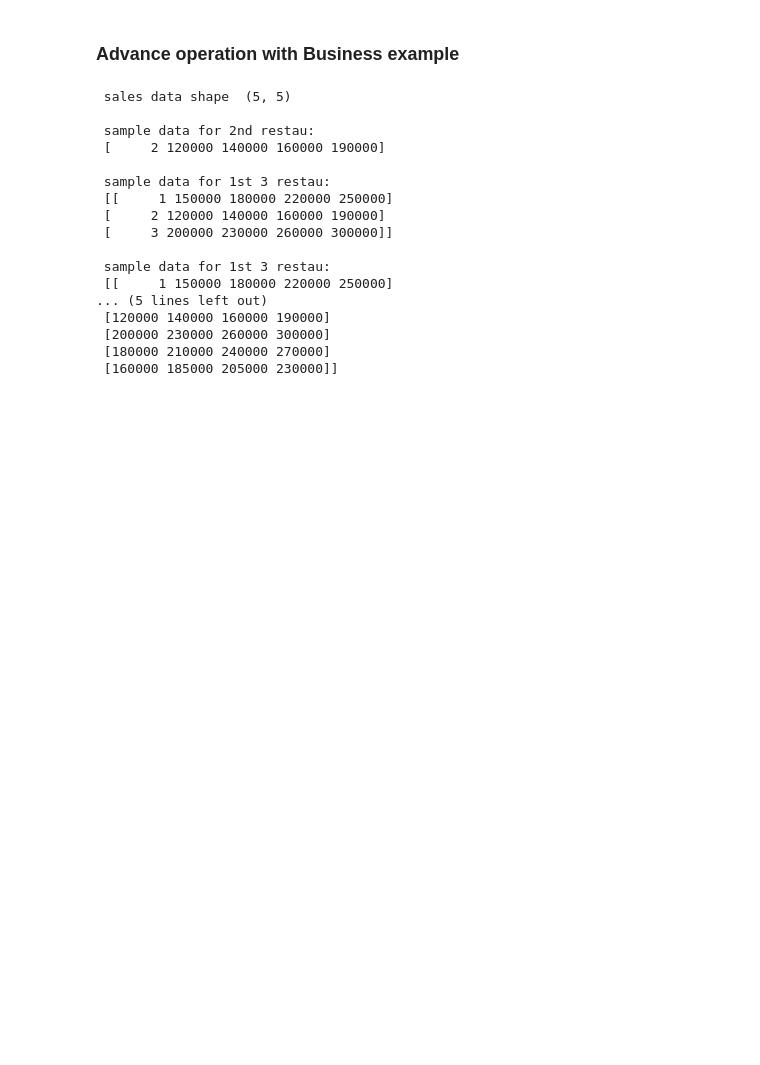
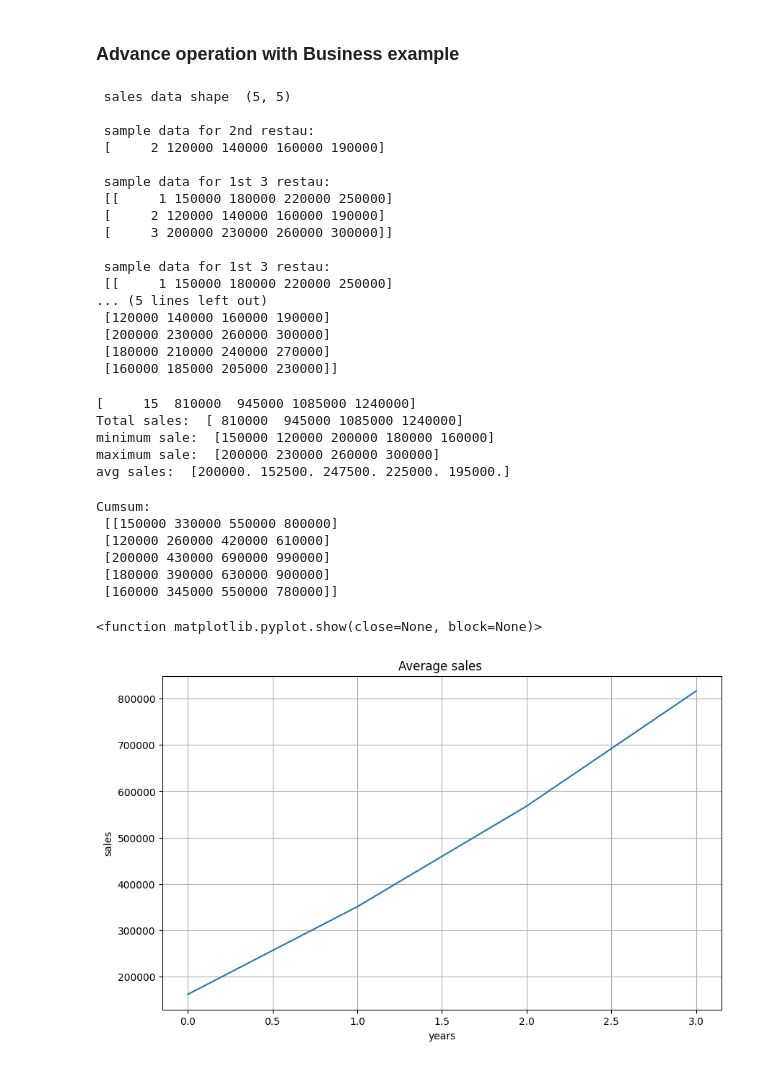
Before and after one commit to avanish-chaurasiya/Numpy, a Jupyter notebook: phase-3.ipynb, the cells around one changed output. Saved outputs shown, nothing was run; the diff lists cells and outputs as text; code cells hidden in the pictures; blank space fills up the shorter version.

```diff
--- a/phase-3.ipynb
+++ b/phase-3.ipynb
@@ -42,4 +42,50 @@ print("\n sample data: \n", sales_data[:,1:]) # before comma ":" means all the r
 # %%
 # total sales per year
 
-print(np.)
+print(np.sum(sales_data, axis=0))
+total_sale= np.sum(sales_data [:,1:],axis=0)
+print("Total sales: ",total_sale)
+
+# minimum sales per restaurant
+
+min_sales = np.min(sales_data[:,1:],axis=1)
+print("minimum sale: ",min_sales)
+
+
+# maximum sales per year
+
+max_sales = np.max(sales_data[:,1:],axis=0)
+print("maximum sale: ",max_sales)
+
+#avg sales per restautant
+avg_sales = np.mean(sales_data[:,1:], axis=1)
+print("avg sales: ",avg_sales)
+# %% [output]
+[     15  810000  945000 1085000 1240000]
+Total sales:  [ 810000  945000 1085000 1240000]
+minimum sale:  [150000 120000 200000 180000 160000]
+maximum sale:  [200000 230000 260000 300000]
+avg sales:  [200000. 152500. 247500. 225000. 195000.]
+# %%
+ # cumsum --> means add the previous no. to the next number
+cumsum= np.cumsum(sales_data[:,1:],axis=1)
+print("Cumsum: \n",cumsum)
+
+#plot the graph
+
+plt.figure(figsize=(10,6))
+plt.plot(np.mean(cumsum,axis=0))
+plt.title("Average sales ")
+plt.xlabel("years")
+plt.ylabel("sales")
+plt.grid(True)
+plt.show
+# %% [output]
+Cumsum:
+ [[150000 330000 550000 800000]
+ [120000 260000 420000 610000]
+ [200000 430000 690000 990000]
+ [180000 390000 630000 900000]
+ [160000 345000 550000 780000]]
+<function matplotlib.pyplot.show(close=None, block=None)>
+[figure, added]
```
Also changed, not shown: parts of 1 cell of this notebook.
